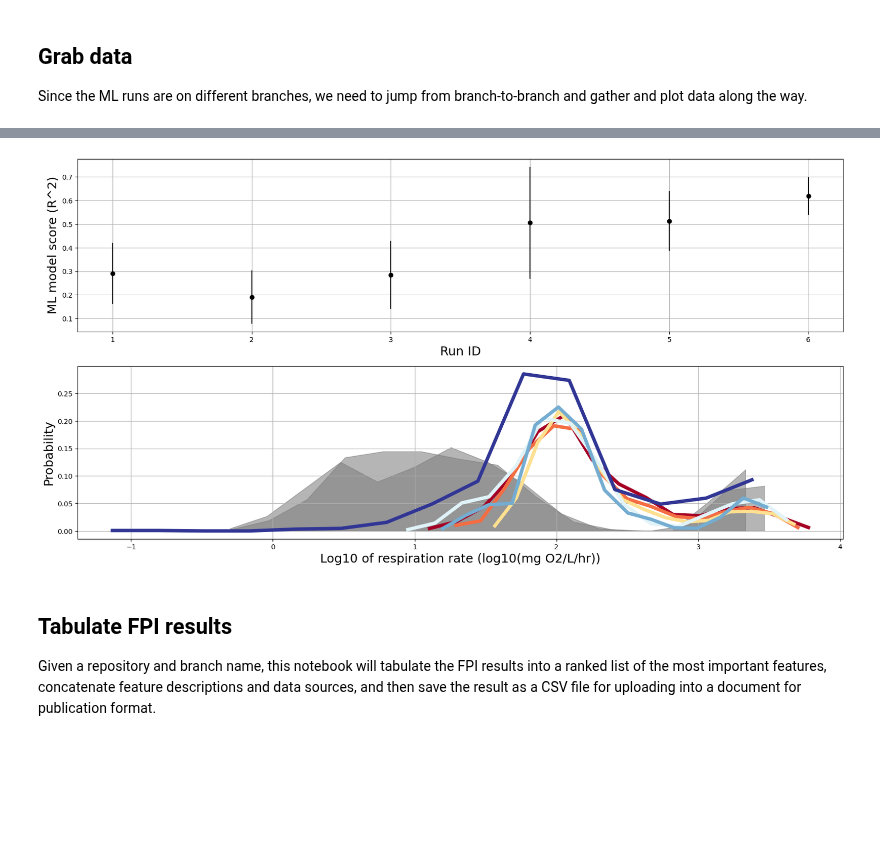
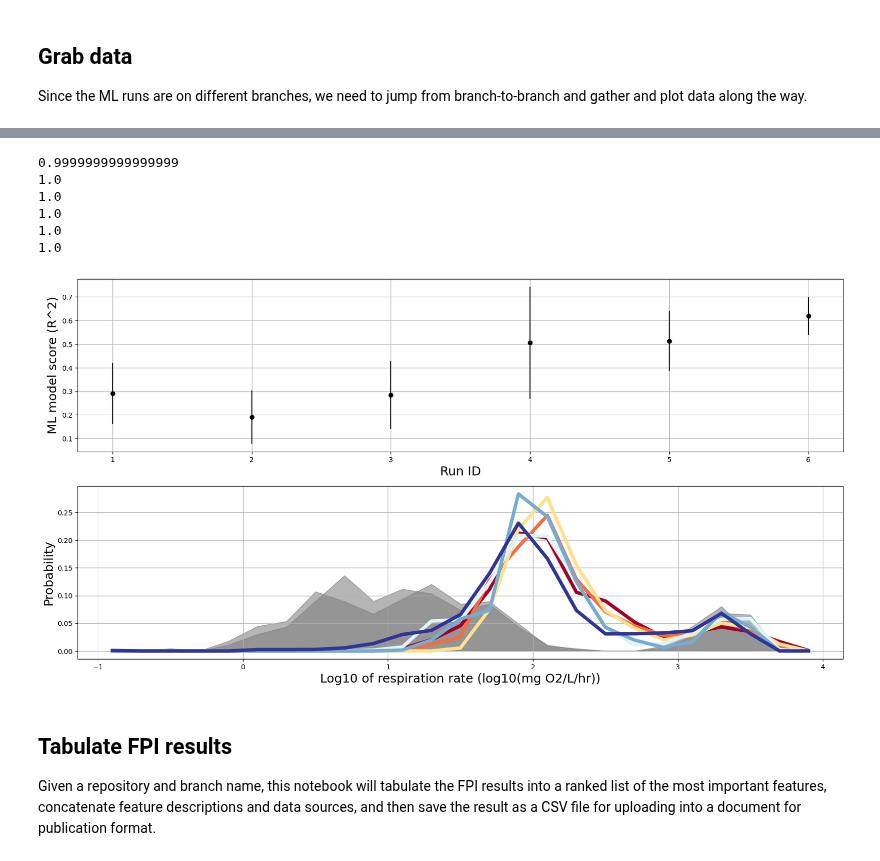
Before and after one commit to parallelworks/sl-archive-whondrs, a Jupyter notebook: examples/fig04-05-06-ML-results.ipynb, the cells around one changed output, grey strips where cells are left out. Drawn from its saved outputs; the diff is of its cells as text; code cells hidden in the pictures; blank space fills up the shorter version.

Commit message:
Apples-to-apples histograms, added counts of misclassified points

```diff
--- a/examples/fig04-05-06-ML-results.ipynb
+++ b/examples/fig04-05-06-ML-results.ipynb
@@ -366,7 +364,9 @@ ax0.set_xlabel('Run ID', fontsize=18)
 ax0.set_ylabel('ML model score (R^2)', fontsize=18)
 
 # Plot progression of histograms (for bias) with training attempt
-nbin = 15
+nbin = 25
+min_bin = -1.0
+max_bin = 4.0
 for bb,branch in enumerate(list_branches):
 
     #======================================================
@@ -374,7 +374,7 @@ for bb,branch in enumerate(list_branches):
     #======================================================
     counts, bins = np.histogram(np.log10(np.abs(
         train_hist_df_list[list_branches.index(branch)][
-            'Normalized_Respiration_Rate_mg_DO_per_H_per_L_sediment'])), bins=nbin)
+            'Normalized_Respiration_Rate_mg_DO_per_H_per_L_sediment'])), bins=nbin, range=(min_bin,max_bin))
 
     # Find the center of each bin
     # Divide number of counts in each bin by total number of counts => probability
@@ -393,36 +393,42 @@ for bb,branch in enumerate(list_branches):
 
     counts, bins = np.histogram(np.log10(np.abs(
         predict_all_hist_df_list[list_branches.index(branch)][
-            'Normalized_Respiration_Rate_mg_DO_per_H_per_L_sediment'])), bins=nbin)
+            'Normalized_Respiration_Rate_mg_DO_per_H_per_L_sediment'])), bins=nbin, range=(min_bin,max_bin))
 
     # Find the center of each bin
     # Divide number of counts in each bin by total number of counts => probability
     ax1.plot(
         (bins[:-1]+bins[1:])/2,
         counts/np.sum(counts),
         linestyle=('solid'), color=cmap(((bb+1) - 1)/(len(list_branches) - 1)), linewidth=5, alpha=1.0)
 
     # These histograms are much rougher - they correspond to the average values predicted by the
     # ensemble of SuperLearners - a smaller number of data points and also more concentrated
     # histogram.
     #n, bins, patches = ax1.hist(
     #        np.log10(np.abs(predict_avg_hist_df_list[list_branches.index(branch)]['Normalized_Respiration_Rate_mg_DO_per_H_per_L_sediment'].dropna())),
     #        nbin, density=True, histtype="step", linestyle=('solid'), color=cmap(((bb+1) - 1)/(len(list_branches) - 1)), linewidth=5, alpha=1.0)
 
     # These histograms are much smoother and more spread out - they corrrespond to all the values predicted by
     # the SuperLearners, not averaged together into a single value. So there are 10x more
     # data points. Since both histograms overlap pretty well, use these instead?
     #n, bins, patches = ax1.hist(
     #        np.log10(np.abs(predict_all_hist_df_list[list_branches.index(branch)]['Normalized_Respiration_Rate_mg_DO_per_H_per_L_sediment'].dropna())),
     #        nbin, density=True, histtype="step", linestyle=('solid'), color=cmap(((bb+1) - 1)/(len(list_branches) - 1)), linewidth=5, alpha=1.0)
 
 ax1.grid()
 ax1.set_ylabel('Probability', fontsize=18)
 ax1.set_xlabel('Log10 of respiration rate (log10(mg O2/L/hr))', fontsize=18)
 
 plt.savefig('fig05-ML-summary.pdf')
 # %% [output]
+0.9999999999999999
+1.0
+1.0
+1.0
+1.0
+1.0
-[figure, old version]
+[figure, new version]
 # %% [markdown]
 ## Tabulate FPI results
 
```
Also changed, not shown: parts of 3 cells of this notebook, 3 other files.
